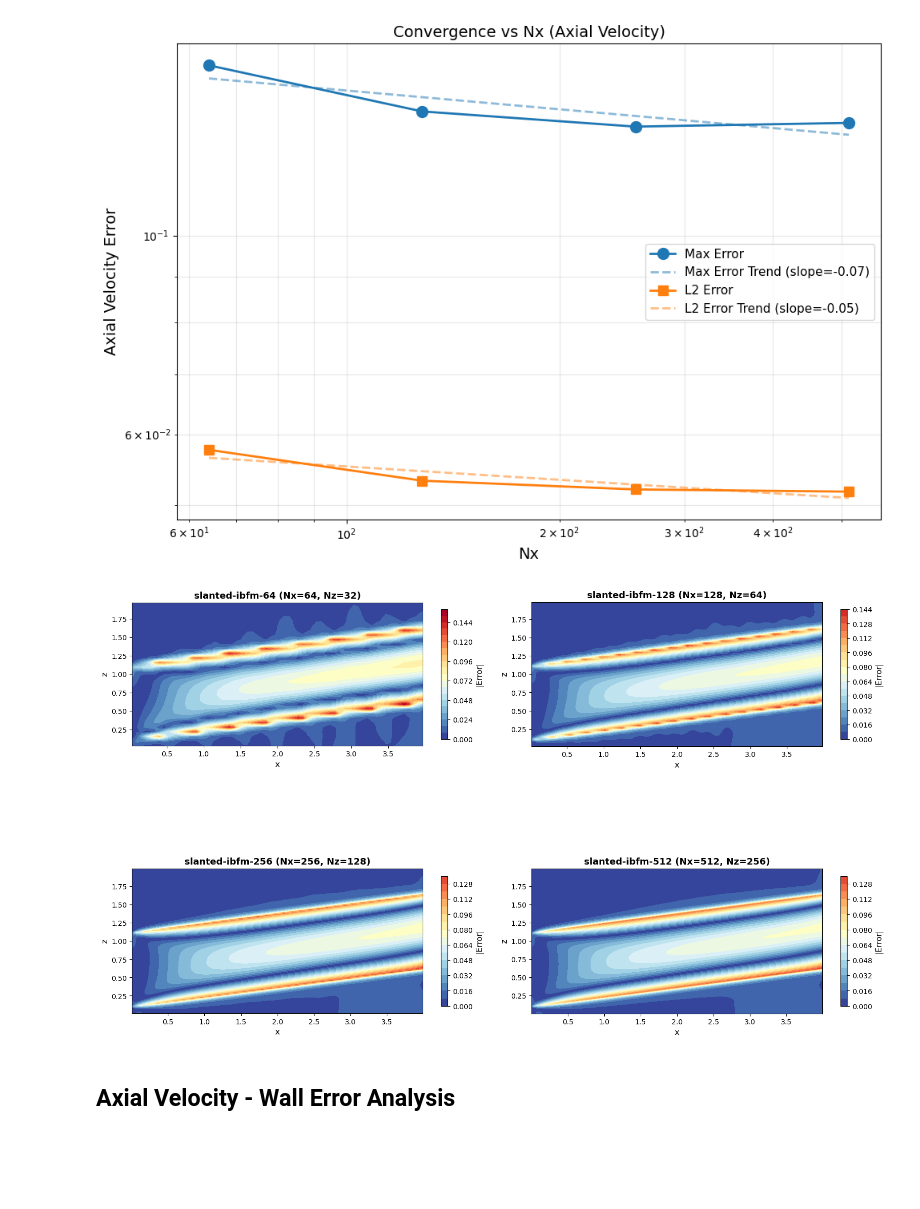
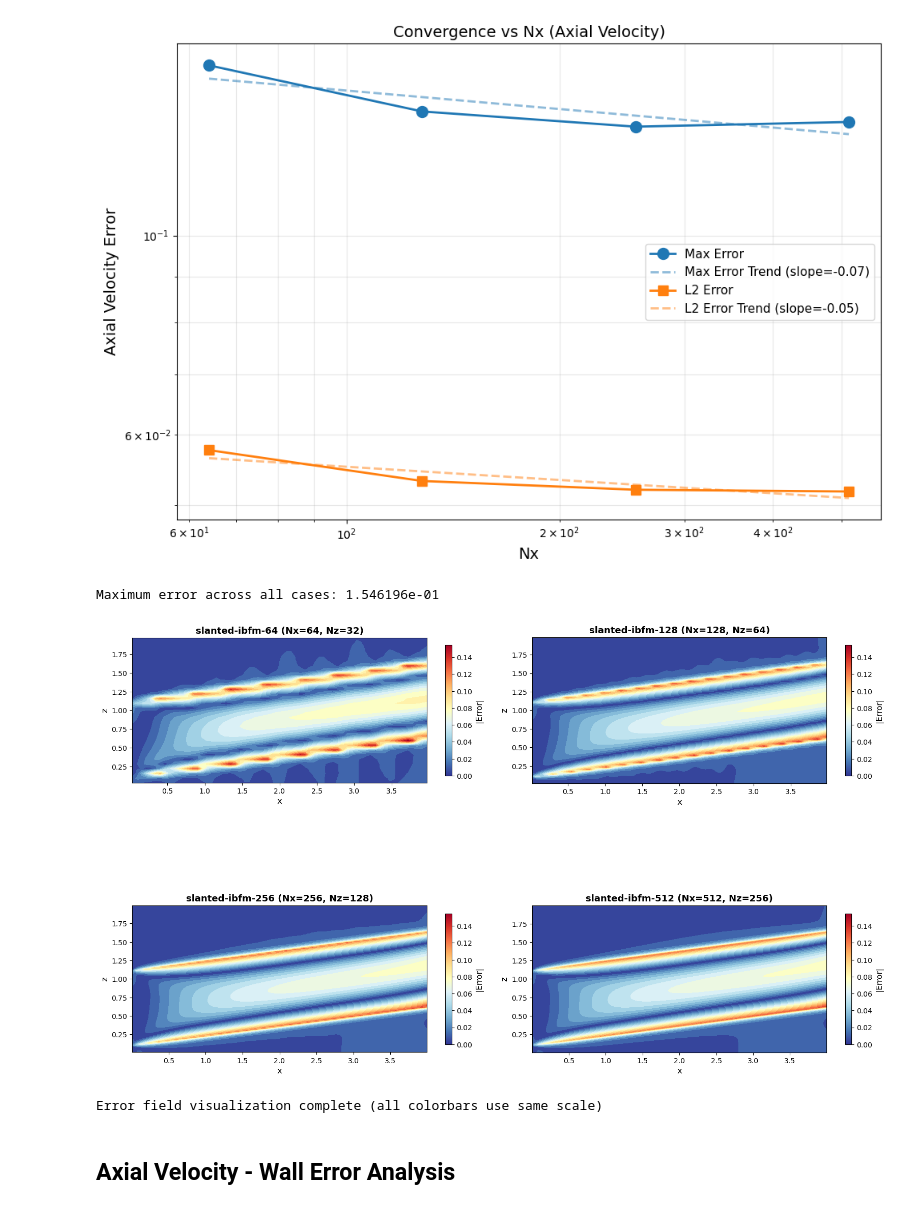
Before and after one commit to kynema/estuary_hfm_mmsei, a Jupyter notebook: validation/single_phase_laminar_slanted/python/SlantedChannelPostProcess.ipynb, the cells around one changed output. Drawn from its saved outputs; the diff is of its cells as text; code cells hidden in the pictures; blank space fills up the shorter version.

Commit message:
Use same error bar in surface plots

```diff
--- a/validation/single_phase_laminar_slanted/python/SlantedChannelPostProcess.ipynb
+++ b/validation/single_phase_laminar_slanted/python/SlantedChannelPostProcess.ipynb
@@ -430,6 +482,9 @@ plt.show()
 # %% [output]
 [figure]
 # %%
+from matplotlib.colors import Normalize
+from matplotlib.cm import ScalarMappable
+
 fig, axes = plt.subplots(2, 2, figsize=(16, 12))
 axes = axes.flatten()
 
@@ -440,39 +495,47 @@ for case_idx in range(nCases):
     j_mid = ny[case_idx] // 2
     error_slice = u_err[:, j_mid, :]
     max_error_all = max(max_error_all, np.abs(error_slice).max())
+
+print(f'Maximum error across all cases: {max_error_all:.6e}\n')
+
+# Create a shared ScalarMappable to ensure all colorbars use the same scale
+sm = ScalarMappable(cmap='RdYlBu_r', norm=Normalize(vmin=0, vmax=max_error_all))
 
 for case_idx in range(4):
     ax = axes[case_idx]
 
     if case_idx < nCases:
         # Get error field for this case
         u_err = u[case_idx] - u_exact[case_idx]
 
         # Create meshgrid for x and z
         X_mesh, Z_mesh = np.meshgrid(x[case_idx], z[case_idx], indexing='ij')
 
         # Take middle y-slice
         j_mid = ny[case_idx] // 2
         error_slice = u_err[:, j_mid, :]
 
-        # Plot contour with error magnitude using same vmax for all
-        contour = ax.contourf(X_mesh, Z_mesh, np.abs(error_slice), levels=20, cmap='RdYlBu_r', vmin=0, vmax=max_error_all)
-        cbar = plt.colorbar(contour, ax=ax, shrink=0.4)
+        # Plot contour with error magnitude using shared normalizer
+        contour = ax.contourf(X_mesh, Z_mesh, np.abs(error_slice), levels=20, cmap='RdYlBu_r', norm=sm.norm)
+        cbar = plt.colorbar(sm, ax=ax, shrink=0.4)
         cbar.set_label('|Error|', fontsize=11)
 
         ax.set_xlabel('x', fontsize=12)
         ax.set_ylabel('z', fontsize=12)
         ax.set_title(f'{valid_cases[case_idx]} (Nx={nx[case_idx]}, Nz={nz[case_idx]})', fontsize=13, fontweight='bold')
         ax.set_aspect('equal')
     else:
         # Leave empty subplots blank
         ax.axis('off')
 
 plt.tight_layout()
 plt.savefig(f'{figureDir}/error_field_visualization.png', dpi=150, bbox_inches='tight')
 plt.show()
+print('Error field visualization complete (all colorbars use same scale)\n')
 # %% [output]
+Maximum error across all cases: 1.546196e-01
-[figure, old version]
+[figure, new version]
+Error field visualization complete (all colorbars use same scale)
 # %% [markdown]
 ## Axial Velocity - Wall Error Analysis
 # %%
```
Also changed, not shown: parts of 4 cells of this notebook.
